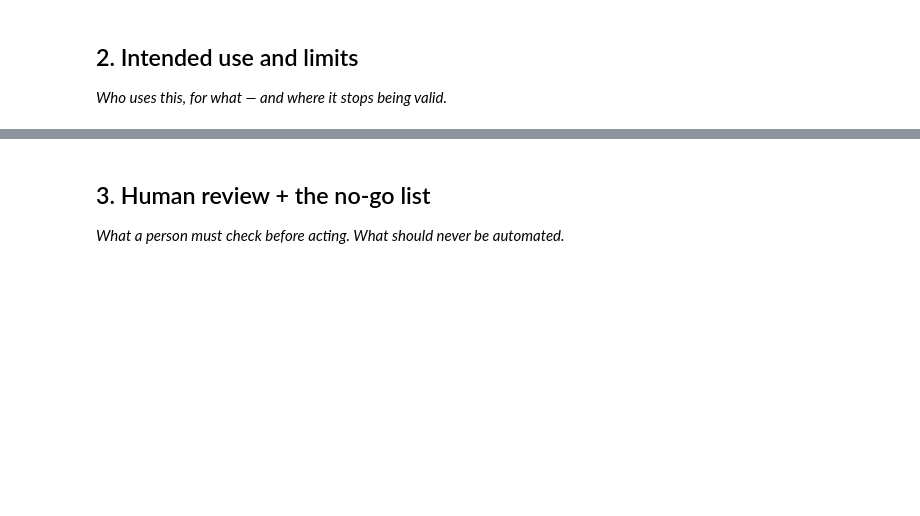
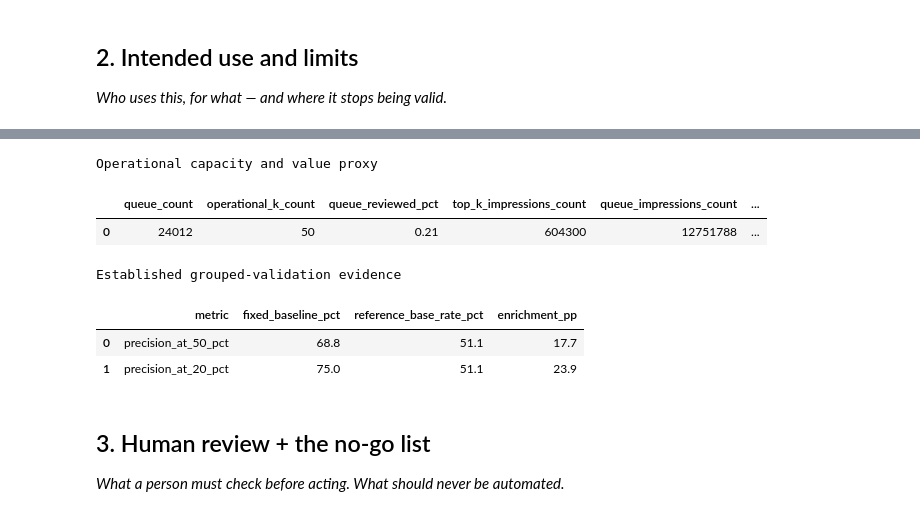
Before and after one commit to ahmedfurqan1/FlyRank-MachineLearning, a Jupyter notebook: work/notebooks/w07_action_playbook.ipynb, the cells around one changed output, grey strips where cells are left out. Drawn from its saved outputs; the diff is of its cells as text; code cells hidden in the pictures; blank space fills up the shorter version.

```diff
--- a/work/notebooks/w07_action_playbook.ipynb
+++ b/work/notebooks/w07_action_playbook.ipynb
@@ -17,3 +285,73 @@ This skeleton is yours to fill. Work the sections **in order** — each one has
+# %%
+GROUPED_BASELINE_PRECISION_AT_50_PCT = 68.8
+GROUPED_BASELINE_PRECISION_AT_20_PCT = 75.0
+OUTCOME_BASE_RATE_PCT = 51.1
+
+top_k_queue = action_queue.head(OPERATIONAL_K)
+queue_reviewed_pct = 100.0 * len(top_k_queue) / len(action_queue)
+top_k_impressions_count = int(top_k_queue["march_impressions_count"].sum())
+queue_impressions_count = int(action_queue["march_impressions_count"].sum())
+top_k_exposure_share_pct = (
+    100.0 * top_k_impressions_count / queue_impressions_count
+)
+
+capacity_value_summary = pd.DataFrame(
+    [
+        {
+            "queue_count": len(action_queue),
+            "operational_k_count": OPERATIONAL_K,
+            "queue_reviewed_pct": queue_reviewed_pct,
+            "top_k_impressions_count": top_k_impressions_count,
+            "queue_impressions_count": queue_impressions_count,
+            "top_k_exposure_share_pct": top_k_exposure_share_pct,
+            "value_proxy": "march_impressions_count",
+            "monetary_roi_available": False,
+        }
+    ]
+)
+
+validation_evidence = pd.DataFrame(
+    [
+        {
+            "metric": "precision_at_50_pct",
+            "fixed_baseline_pct": GROUPED_BASELINE_PRECISION_AT_50_PCT,
+            "reference_base_rate_pct": OUTCOME_BASE_RATE_PCT,
+            "enrichment_pp": (
+                GROUPED_BASELINE_PRECISION_AT_50_PCT
+                - OUTCOME_BASE_RATE_PCT
+            ),
+        },
+        {
+            "metric": "precision_at_20_pct",
+            "fixed_baseline_pct": GROUPED_BASELINE_PRECISION_AT_20_PCT,
+            "reference_base_rate_pct": OUTCOME_BASE_RATE_PCT,
+            "enrichment_pp": (
+                GROUPED_BASELINE_PRECISION_AT_20_PCT
+                - OUTCOME_BASE_RATE_PCT
+            ),
+        },
+    ]
+)
+
+assert len(top_k_queue) == OPERATIONAL_K
+assert 0 < queue_reviewed_pct < 100
+assert 0 < top_k_exposure_share_pct <= 100
+assert validation_evidence["enrichment_pp"].gt(0).all()
+assert capacity_value_summary["monetary_roi_available"].eq(False).all()
+
+print("Operational capacity and value proxy")
+display(capacity_value_summary.round(2))
+
+print("Established grouped-validation evidence")
+display(validation_evidence.round(1))
+# %% [output]
+Operational capacity and value proxy
+|  | queue_count | operational_k_count | queue_reviewed_pct | top_k_impressions_count | queue_impressions_count | ... |
+| 0 | 24012 | 50 | 0.21 | 604300 | 12751788 | ... |
+Established grouped-validation evidence
+|  | metric | fixed_baseline_pct | reference_base_rate_pct | enrichment_pp |
+| 0 | precision_at_50_pct | 68.8 | 51.1 | 17.7 |
+| 1 | precision_at_20_pct | 75.0 | 51.1 | 23.9 |
 # %% [markdown]
 ## 3. Human review + the no-go list
 
```
Also changed, not shown: parts of 12 cells of this notebook.
